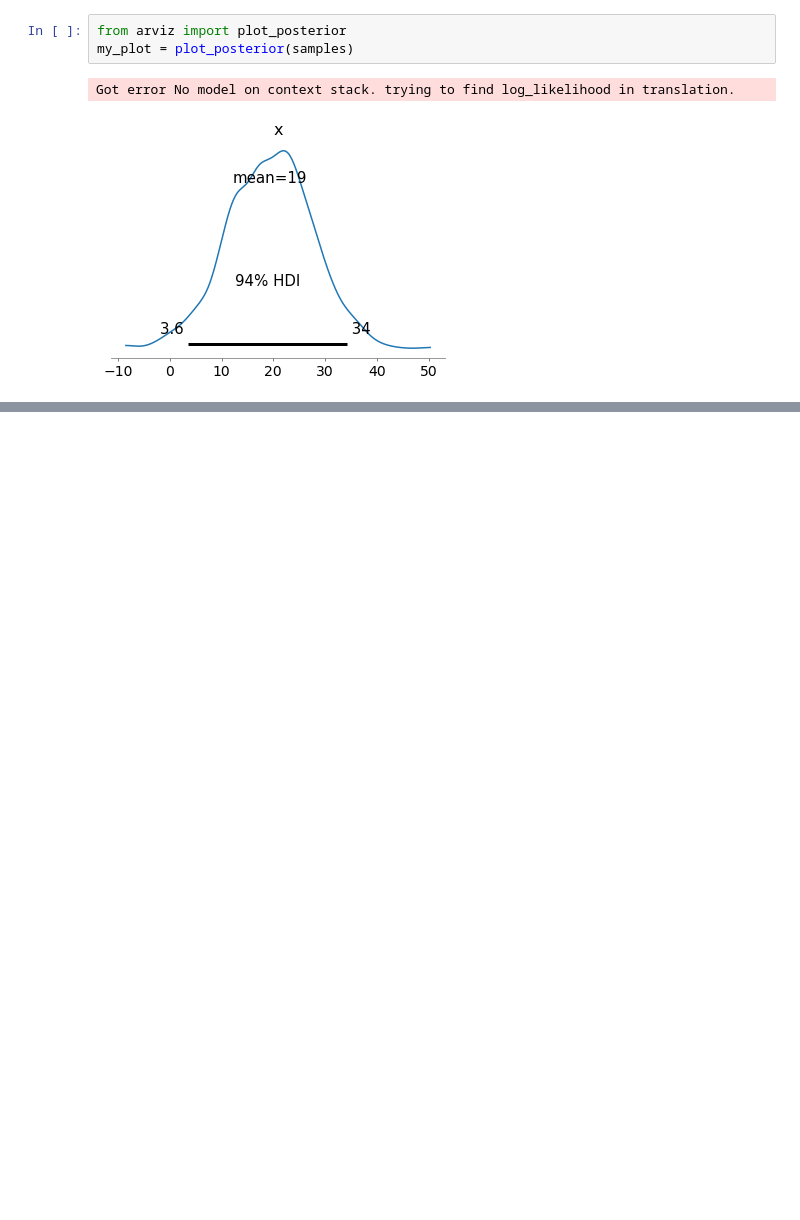
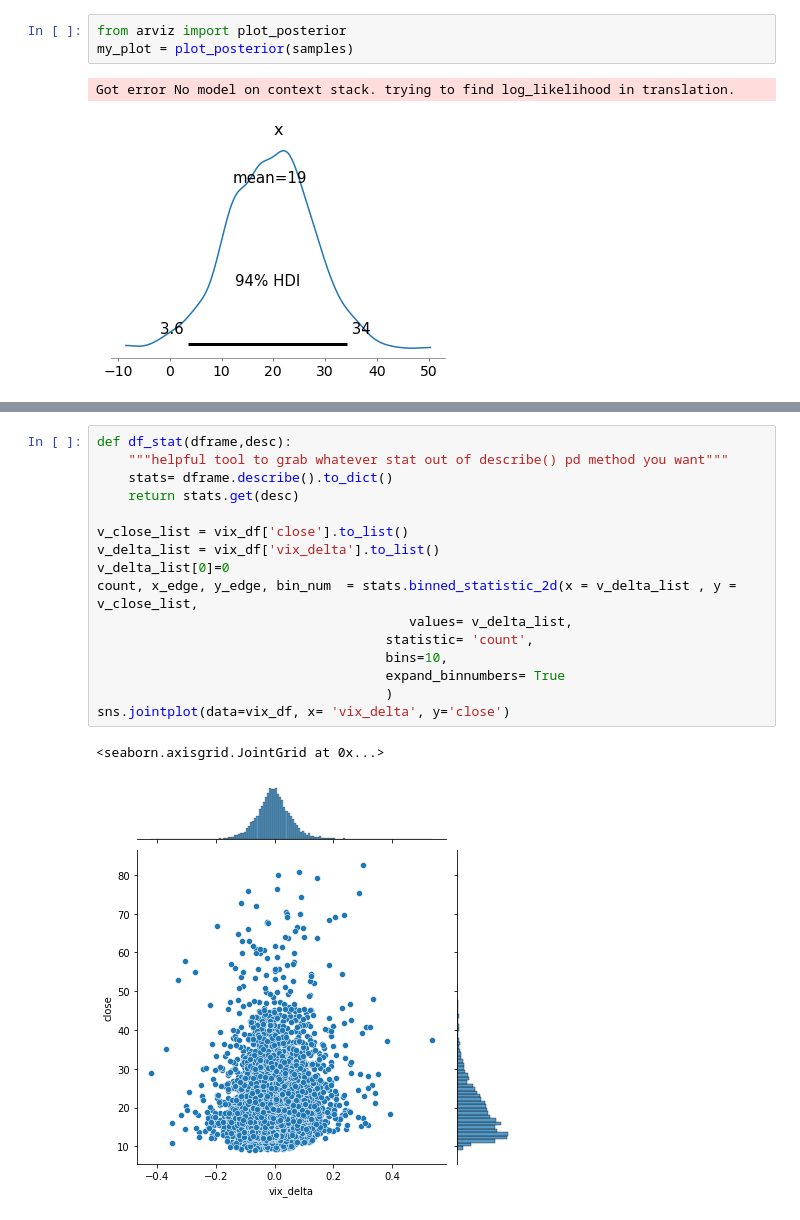
Before and after one commit to JoeHGeoghegan/VIX_Timing_The_Market, a Jupyter notebook: Notebooks/Laramie.ipynb, the cells around one changed output, grey strips where cells are left out. Cells and saved outputs as stored; diff of their text form; blank space fills up the shorter version.

```diff
--- a/Notebooks/Laramie.ipynb
+++ b/Notebooks/Laramie.ipynb
@@ -258,0 +297,19 @@ Got error No model on context stack. trying to find log_likelihood in translatio
+# %%
+def df_stat(dframe,desc):
+    """helpful tool to grab whatever stat out of describe() pd method you want"""
+    stats= dframe.describe().to_dict()
+    return stats.get(desc)
+
+v_close_list = vix_df['close'].to_list()
+v_delta_list = vix_df['vix_delta'].to_list()
+v_delta_list[0]=0
+count, x_edge, y_edge, bin_num  = stats.binned_statistic_2d(x = v_delta_list , y = v_close_list,
+                                        values= v_delta_list,
+                                     statistic= 'count',
+                                     bins=10,
+                                     expand_binnumbers= True
+                                     )
+sns.jointplot(data=vix_df, x= 'vix_delta', y='close')
+# %% [output]
+<seaborn.axisgrid.JointGrid at 0x...>
+[figure, added]
```
Also changed, not shown: parts of 17 cells of this notebook.
